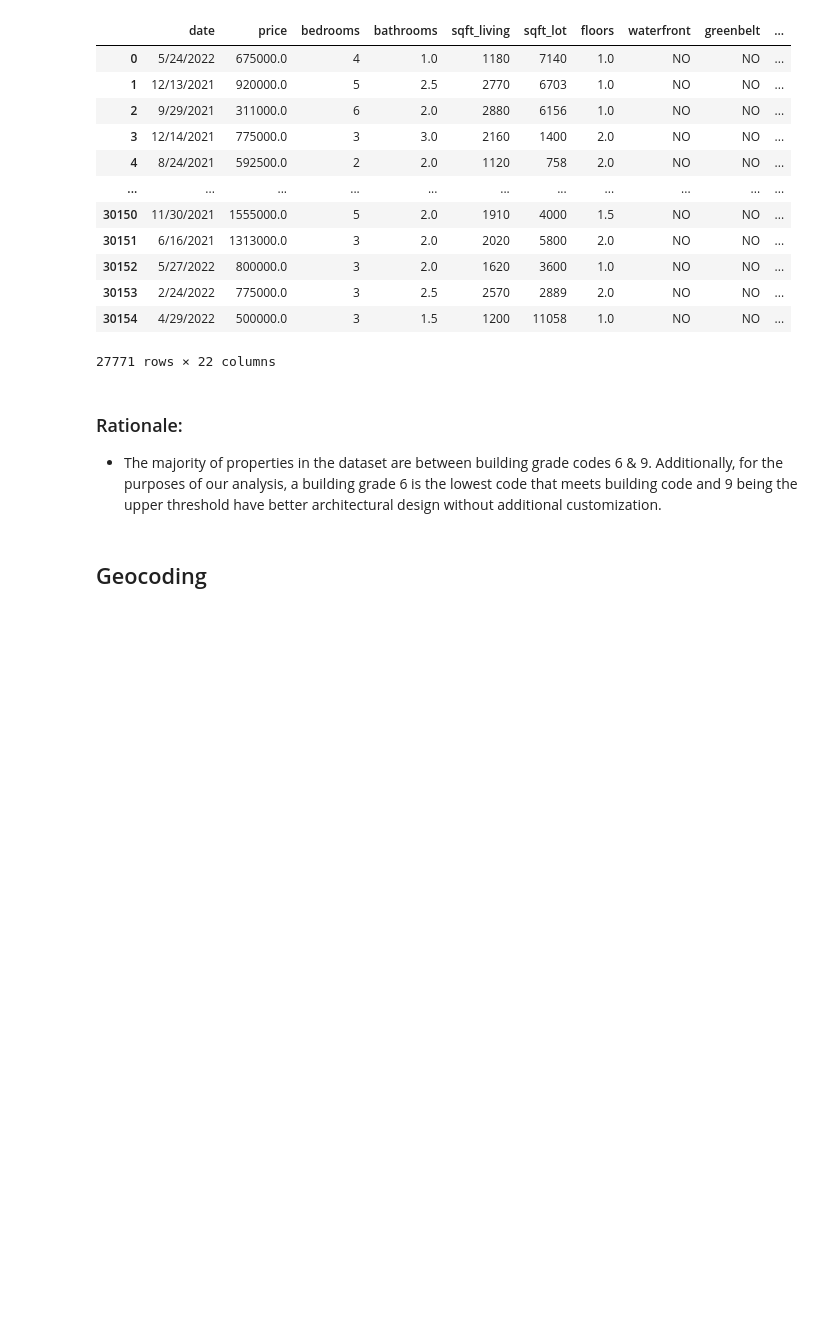
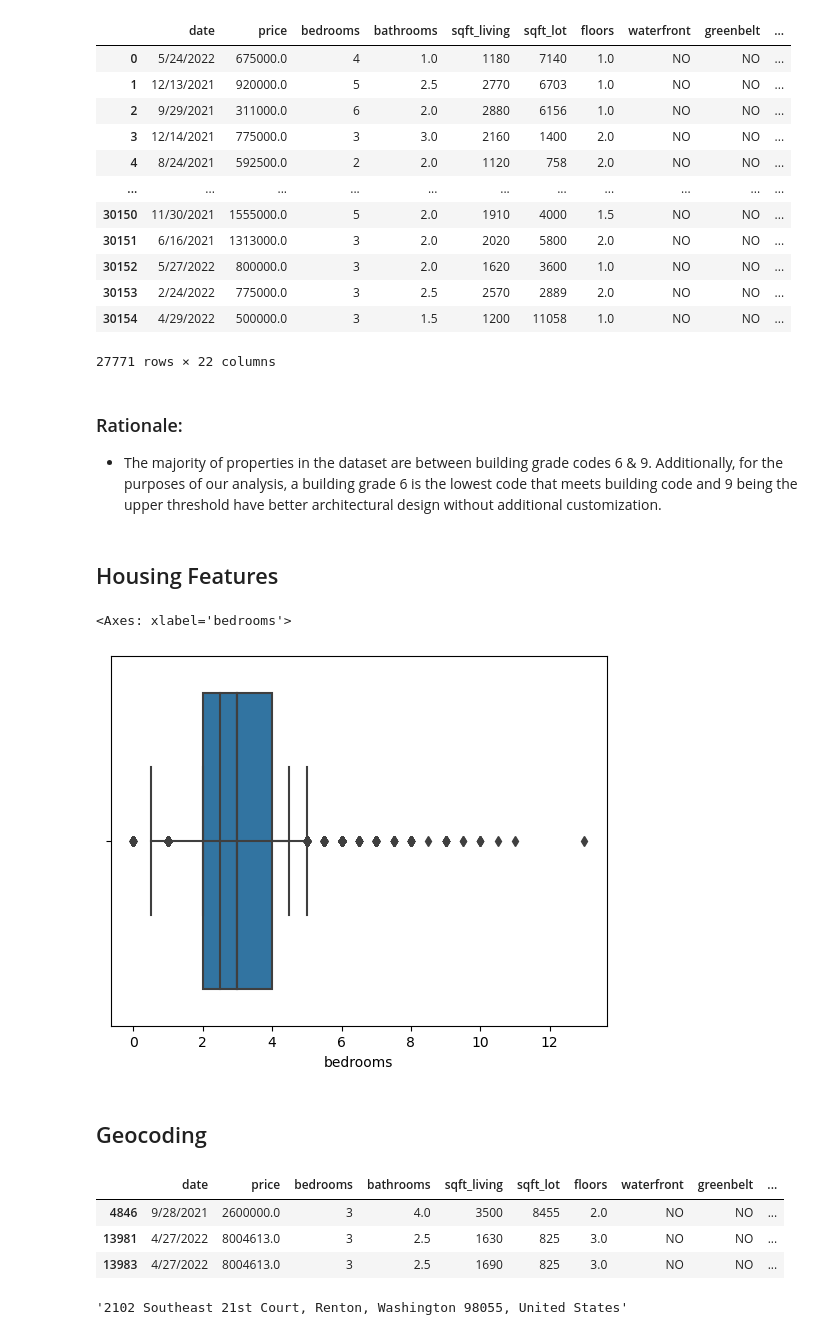
Before and after one commit to asoylatte03/KC_Housing_data, a Jupyter notebook: Data Preparation .ipynb, the cells around one changed output. Cells and saved outputs as stored; diff of their text form; code cells hidden in the pictures; blank space fills up the shorter version.

Commit message:
updated data prep

```diff
--- a/Data Preparation .ipynb
+++ b/Data Preparation .ipynb
@@ -152,11 +152,32 @@ housing_data[(housing_data['grade'] <= 9) & (housing_data['grade'] >= 6)]
 # %% [markdown]
 ### Rationale:
 - The majority of properties in the dataset are between building grade codes 6 & 9. Additionally, for the purposes of our analysis, a building grade 6 is the lowest code that meets building code and 9 being the upper threshold have better architectural design without additional customization.
+# %% [markdown]
+## Housing Features
+# %%
+import matplotlib.pyplot as plt
+fig, ax = plt.subplots()
+sns.boxplot(x = housing_data['bathrooms']),
+sns.boxplot(x = housing_data['bedrooms'])
+# %% [output]
+<Axes: xlabel='bedrooms'>
+[figure, added]
 # %% [markdown]
 ## Geocoding
 # %%
 coords = housing_data['lat'].astype(str) + ',' + housing_data['long'].astype(str)
 coords.to_csv('KC_Data/coords')
+# %%
+housing_data[housing_data.duplicated()].head(3)
+# %% [output]
+|  | date | price | bedrooms | bathrooms | sqft_living | sqft_lot | floors | waterfront | greenbelt | ... |
+| 4846 | 9/28/2021 | 2600000.0 | 3 | 4.0 | 3500 | 8455 | 2.0 | NO | NO | ... |
+| 13981 | 4/27/2022 | 8004613.0 | 3 | 2.5 | 1630 | 825 | 3.0 | NO | NO | ... |
+| 13983 | 4/27/2022 | 8004613.0 | 3 | 2.5 | 1690 | 825 | 3.0 | NO | NO | ... |
+# %%
+housing_data['address'].extract
+# %% [output]
+'2102 Southeast 21st Court, Renton, Washington 98055, United States'
 # %%
 greenbelt_houses['date'].astype('datetime64').dt.strftime('%Y').astype('int64')
 # %%
```
